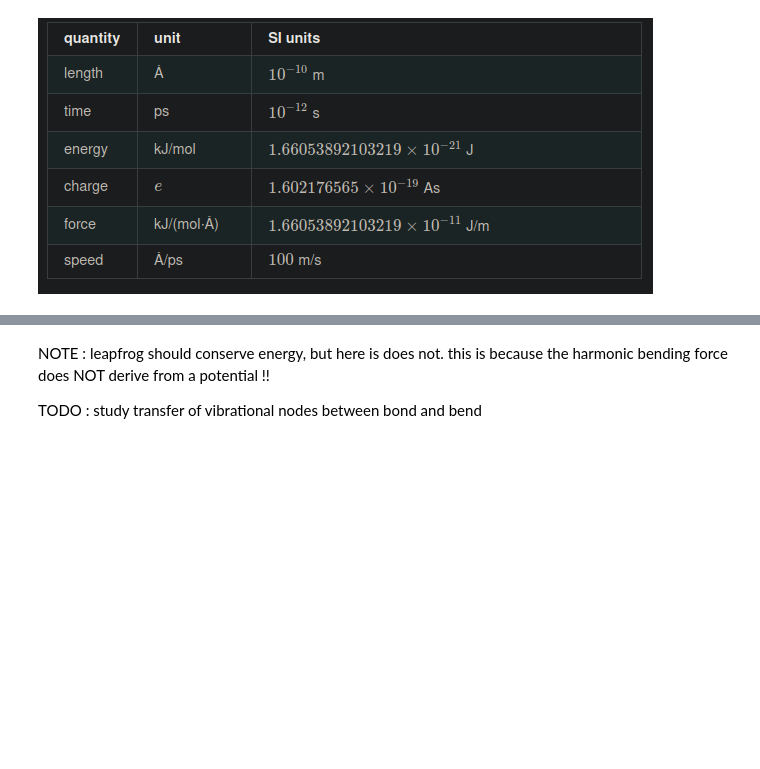
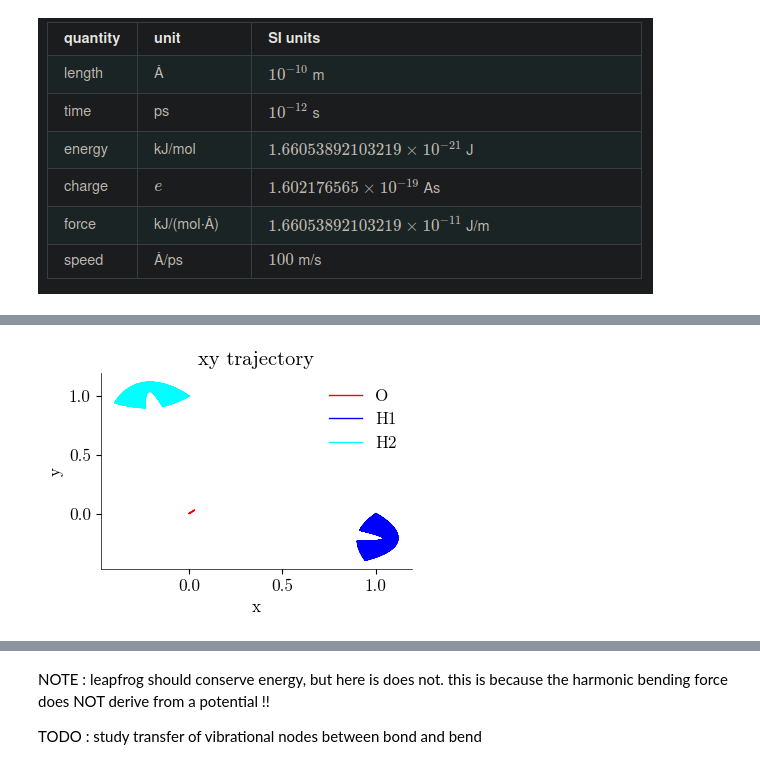
Before and after one commit to ninivert/molecular_dynamics_water, a Jupyter notebook: notebook.ipynb, the cells around one changed output, grey strips where cells are left out. Saved outputs shown, nothing was run; the diff lists cells and outputs as text; code cells hidden in the pictures; blank space fills up the shorter version.

```diff
--- a/notebook.ipynb
+++ b/notebook.ipynb
@@ -442,0 +49,4 @@ plt.show()
+# %%
+plot_xy_trajectory(res);
+# %% [output]
+[figure, added]
```
Also changed, not shown: parts of 19 cells of this notebook, 8 other files.
